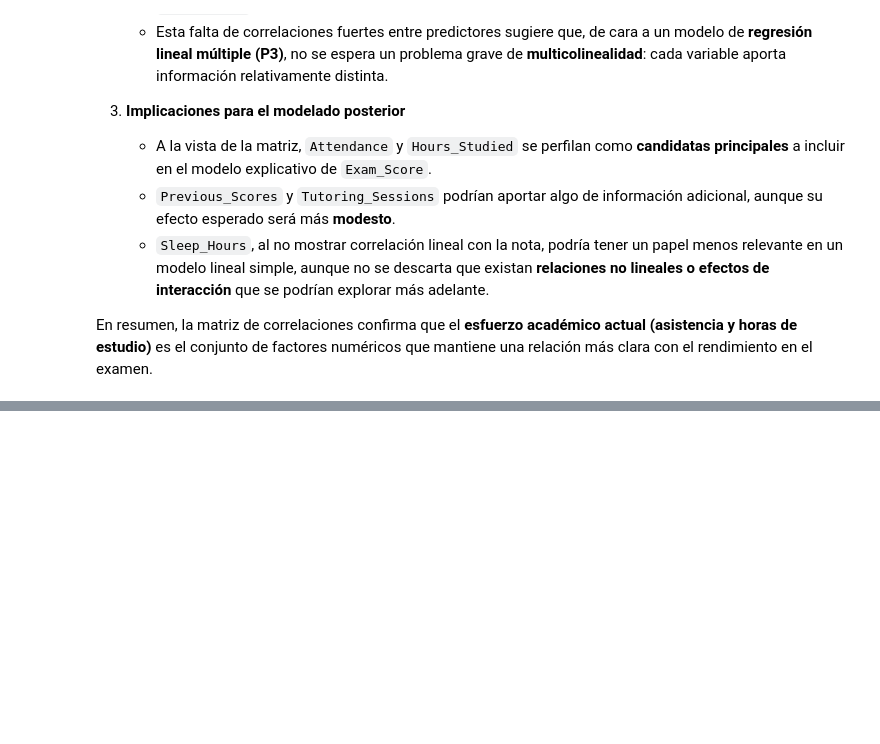
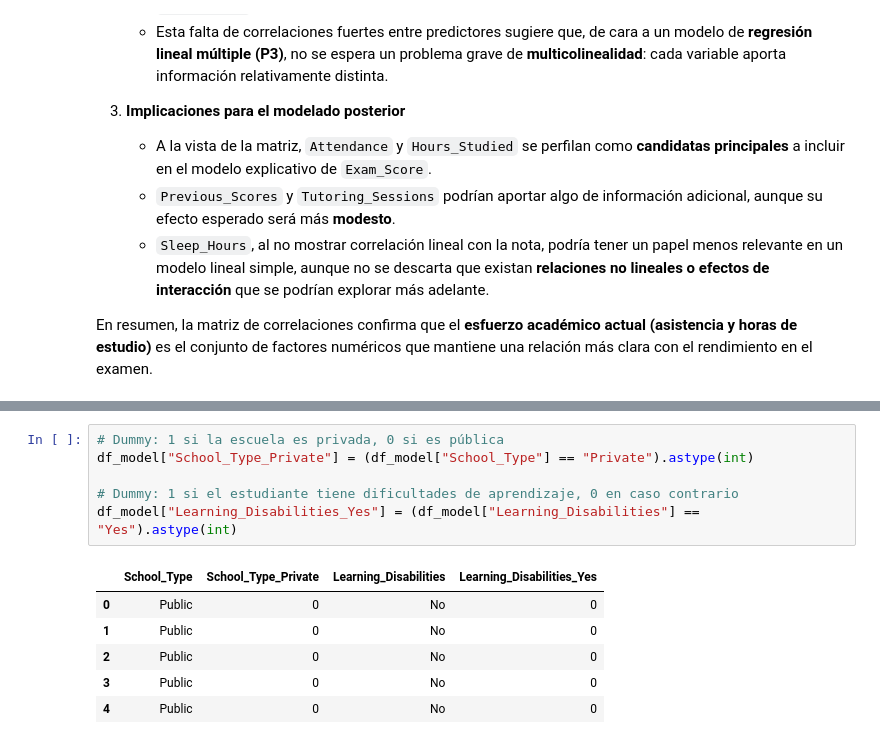
Before and after one commit to Ray-M05/Student-Performance-Predictor, a Jupyter notebook: StudentPerformance.ipynb, the cells around one changed output, grey strips where cells are left out. Cells and saved outputs as stored; diff of their text form; blank space fills up the shorter version.

```diff
--- a/StudentPerformance.ipynb
+++ b/StudentPerformance.ipynb
@@ -632,0 +760,13 @@ En resumen, la matriz de correlaciones confirma que el **esfuerzo académico act
+# %%
+# Dummy: 1 si la escuela es privada, 0 si es pública
+df_model["School_Type_Private"] = (df_model["School_Type"] == "Private").astype(int)
+
+# Dummy: 1 si el estudiante tiene dificultades de aprendizaje, 0 en caso contrario
+df_model["Learning_Disabilities_Yes"] = (df_model["Learning_Disabilities"] == "Yes").astype(int)
+# %% [output]
+|  | School_Type | School_Type_Private | Learning_Disabilities | Learning_Disabilities_Yes |
+| 0 | Public | 0 | No | 0 |
+| 1 | Public | 0 | No | 0 |
+| 2 | Public | 0 | No | 0 |
+| 3 | Public | 0 | No | 0 |
+| 4 | Public | 0 | No | 0 |
```
Also changed, not shown: parts of 11 cells of this notebook.
